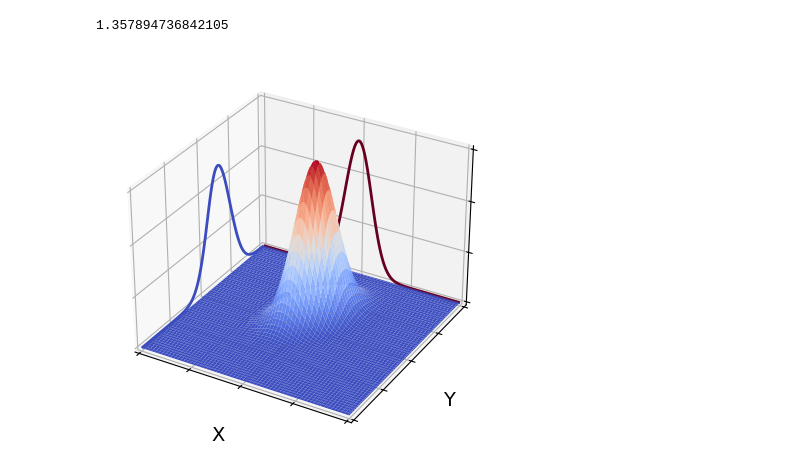
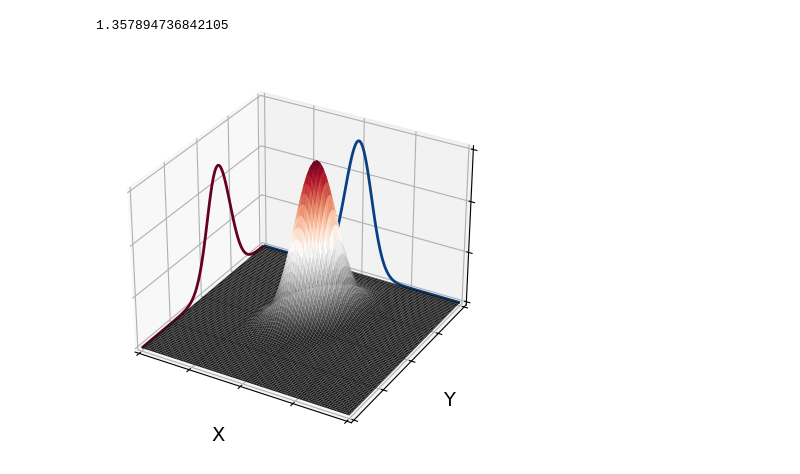
Before and after one commit to sebastian-k-physics/SciML_Gaussian_Processes, a Jupyter notebook: Figures.ipynb, the cells around one changed output. Cells and saved outputs as stored; diff of their text form; code cells hidden in the pictures.

```diff
--- a/Figures.ipynb
+++ b/Figures.ipynb
@@ -128,8 +135,8 @@ ax = plt.figure(figsize=(6,5)).add_subplot(projection='3d')
 
 width = 10
 
-x = np.linspace(-width,width,500)
-y = np.linspace(-width,width,500)
+x = np.linspace(-width,width,700)
+y = np.linspace(-width,width,700)
 X, Y = np.meshgrid(x,y)
 
 mu_x= 0
@@ -137,37 +144,38 @@ mu_y= 2
 variance_x = 2
 variance_y = 4
 
 pos = np.empty(X.shape + (2,))
 pos[:, :, 0] = X; pos[:, :, 1] = Y
 
 Z = multivariate_normal([mu_x, mu_y], [[variance_x, 1], [1, variance_y]]).pdf(pos)
 
 # Plot the 3D surface
-ax.plot_surface(X, Y, Z,  lw=0.5, rstride=8, cstride=8, alpha=1, cmap='coolwarm', antialiased = 'False'), #e)  , edgecolor='royalblue'
+# ax.plot_surface(X, Y, Z, alpha=1, antialiased = 'False'), #e)  , edgecolor='royalblue' 'RdGy' , edgecolor='black' rstride=8, cstride=8, edgecolor='black', lw=0.2
+ax.plot_surface(X, Y, Z,  alpha=1, cmap = 'RdGy_r', rstride=8, cstride=8, antialiased = 'True'), #e)  , edgecolor='royalblue' 'RdGy' , edgecolor='black' , lw=0.2, rstride=8, cstride=8, antialiased = 'False'
 
 # Plot projections of the contours for each dimension.  By choosing offsets
 # that match the appropriate axes limits, the projected contours will sit on
 # the 'walls' of the graph.
 # ax.contour(X, Y, Z, zdir='z', offset=-100, cmap='coolwarm')
-ax.contour(X, Y, Z, zdir='x', offset=-width, levels = [1], cmap='coolwarm') #, cmap='coolwarm'
-ax.contour(X, Y, Z, zdir='y', offset=width, levels = [1],cmap='RdGy') #cmap='coolwarm'
+ax.contour(X, Y, Z, zdir='x', offset=-width, levels = [1], cmap= 'PuRd_r') #, cmap='coolwarm'
+ax.contour(X, Y, Z, zdir='y', offset=width, levels = [1],cmap='GnBu_r') #cmap='coolwarm'
 
 ax.set(xlim=(-width, width), ylim=(-width, width),
        xlabel='X', ylabel='Y', zlabel='Z')
 
 ax.set_xlabel('X')
 ax.set_ylabel('Y')
 # ax.set_zlabel('Z')
 
 ax.xaxis.set_ticklabels([])
 ax.yaxis.set_ticklabels([])
 ax.zaxis.set_ticklabels([]);
 # plt.tight_layout()#
 # plt.show()
 
 plt.savefig('Figures/Marginal_Distro.svg')
 # %% [output]
-[figure, old version]
+[figure, new version]
 # %%
 def RBF_kernel_pairwise(x1,x2,parameters):
 	theta1 = parameters[0]
```
Also changed, not shown: parts of 7 cells of this notebook, 11 other files.
